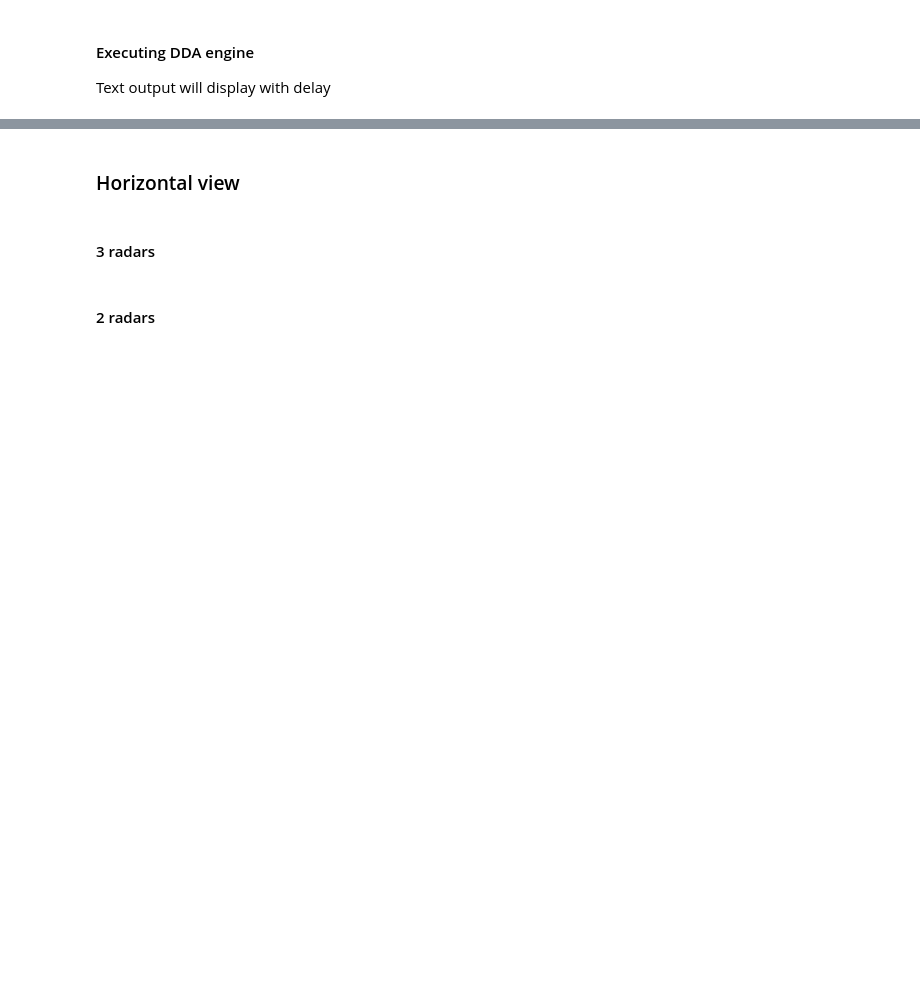
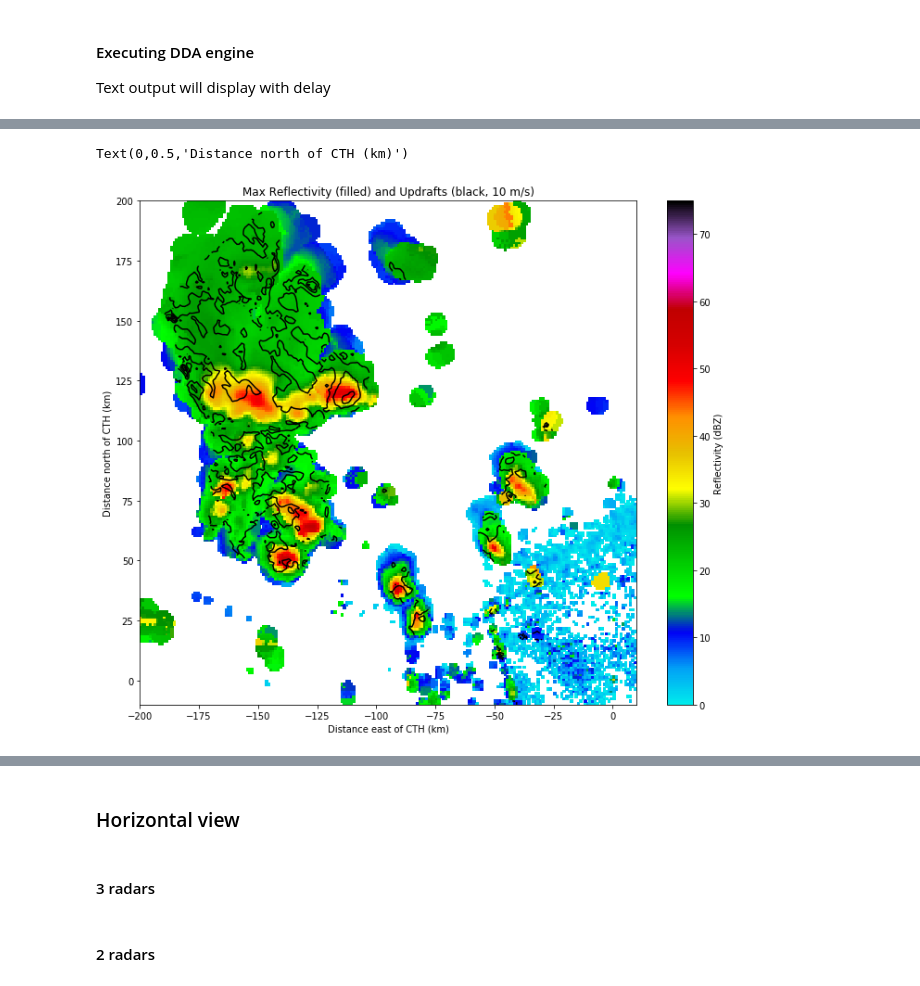
Before and after one commit to cclopes/soschuva_hail, a Jupyter notebook: MultiDoppler_Processing/multidop_cases.ipynb, the cells around one changed output, grey strips where cells are left out. Drawn from its saved outputs; the diff is of its cells as text; code cells hidden in the pictures; blank space fills up the shorter version.

```diff
--- a/MultiDoppler_Processing/multidop_cases.ipynb
+++ b/MultiDoppler_Processing/multidop_cases.ipynb
@@ -586,0 +389,18 @@ plt.ylabel('Distance north of CTH (km)')
+# %%
+fig = plt.figure(figsize=(12, 10))
+fig.set_facecolor('w')
+DZcomp = np.amax(grid_2rad.fields['reflectivity']['data'], axis=0)
+x, y = np.meshgrid(0.001*grid_2rad.x['data'], 0.001*grid_2rad.y['data'])
+cs = plt.pcolormesh(0.001*grid_2rad.x['data'], 0.001*grid_2rad.y['data'],
+                    DZcomp, vmin=0, vmax=75, cmap='pyart_NWSRef')
+Wcomp = np.amax(grid_2rad.fields['upward_air_velocity']['data'], axis=0)
+plt.contour(x, y, Wcomp, levels=[1, 6, 11, 16, 21], colors=['k', 'k', 'k'])
+plt.xlim(-200, 10)
+plt.ylim(-10, 200)
+plt.colorbar(cs, label='Reflectivity (dBZ)')
+plt.title('Max Reflectivity (filled) and Updrafts (black, 10 m/s)')
+plt.xlabel('Distance east of CTH (km)')
+plt.ylabel('Distance north of CTH (km)')
+# %% [output]
+Text(0,0.5,'Distance north of CTH (km)')
+[figure, added]
```
Also changed, not shown: parts of 69 cells of this notebook, 13 other files.
